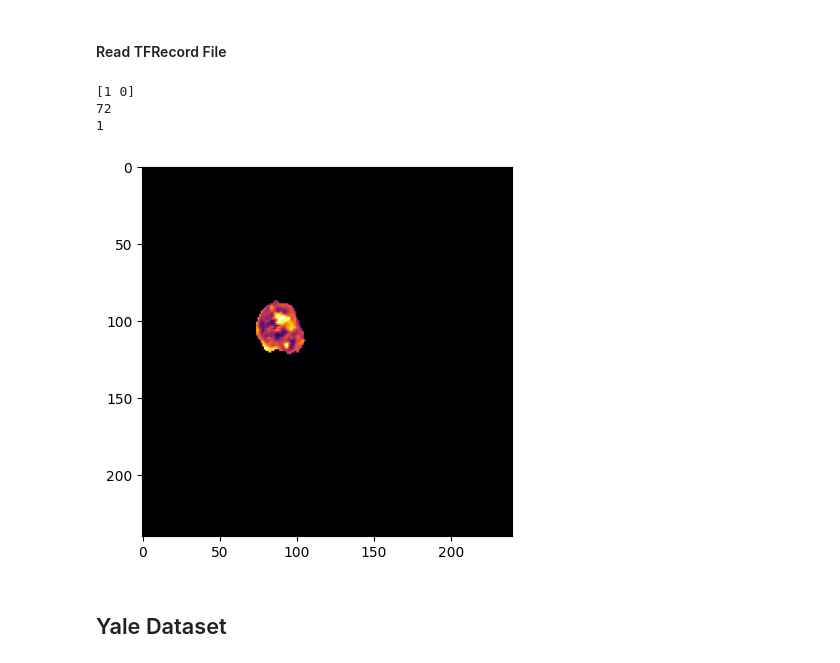
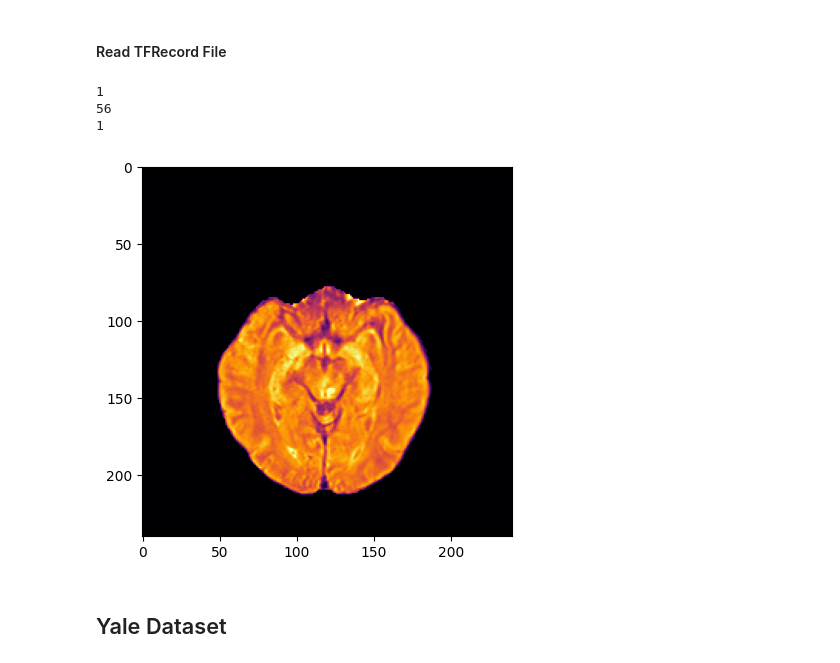
Before and after one commit to LennartPhil/Brain_Mets_Classification, a Jupyter notebook: notebooks/AI/data_preparation.ipynb, the cells around one changed output. Drawn from its saved outputs; the diff is of its cells as text; code cells hidden in the pictures.

```diff
--- a/notebooks/AI/data_preparation.ipynb
+++ b/notebooks/AI/data_preparation.ipynb
@@ -164,7 +164,7 @@ np.random.seed(42)
 # %%
 #path_to_patients_tsv = Path("/Volumes/BrainMets/Rgb_Brain_Mets/brain_mets_classification/rawdata/participants.tsv")
 #path_to_patients_tsv = Path("/Users/LennartPhilipp/Desktop/Uni/Prowiss/Dateien/dataset_patients_05_24.tsv")
-path_to_patients_tsv = Path("/Users/LennartPhilipp/Desktop/Uni/Prowiss/Dateien/participants_01_08_24.tsv")
+path_to_patients_tsv = Path("/Users/LennartPhilipp/Desktop/Uni/Prowiss/Dateien/participants_04_09_24.tsv")
 
 # old: path_to_preprocessed_images = Path("/Volumes/BrainMets/Rgb_Brain_Mets/brain_mets_classification/derivatives/preprocessed_brainlesion_allpatients")
 # path_to_preprocessed_images = Path("/Volumes/BrainMets/Rgb_Brain_Mets/brain_mets_classification/derivatives/preprocessed_brainlesion_allpatients")
@@ -1488,45 +1534,45 @@ found 11 leasion(s) in patient sub-01879950
 # %% [markdown]
 #### Read TFRecord File
 # %%
-path_to_testing_tfr = "/Users/LennartPhilipp/Desktop/Uni/Prowiss/Datensatz_RGB/test_regensburg_slices_tfrecords/all_pats_single/sub-01732889/sub-01732889_0.tfrecord"
+path_to_testing_tfr = "/Users/LennartPhilipp/Desktop/Uni/Prowiss/Datensatz_RGB/regensburg_slices_tfrecords/all_pats_single_slice_gray/sub-02095303/sub-02095303_0.tfrecord"
 
 num_images = 4
 
 feature_description = {
     "image": tf.io.FixedLenFeature([240, 240, num_images], tf.float32),
-    "sex": tf.io.FixedLenFeature([2], tf.int64, default_value=[0,0]),
+    "sex": tf.io.FixedLenFeature([], tf.int64, default_value=[0]),
     "age": tf.io.FixedLenFeature([], tf.int64, default_value=0),
     "primary": tf.io.FixedLenFeature([], tf.int64, default_value=0),
 }
 
 def parse(serialize_patient):
     example = tf.io.parse_single_example(serialize_patient, feature_description)
     # input = [example["image"], example["sex"], example["age"]]
     # label = example["primary"]
     image = example["image"]
     image = tf.reshape(image, [240, 240, num_images]) #[149, 185, 155, 4] = old size
 
     return image, example["sex"], example["age"], example["primary"]
 
 dataset = tf.data.TFRecordDataset([path_to_testing_tfr], compression_type="GZIP")
 parsed_dataset = dataset.map(parse)
 
 test_image = parsed_dataset.take(1)
 for image, sex, age, primary in test_image:
     print(sex.numpy())
     print(age.numpy())
     print(primary.numpy())
     numpy_image = image.numpy()
     plt.imshow(numpy_image[:,:,3], cmap = "inferno")
 
 # sex
 # m = 1, 0
 # f = 0, 1
 # %% [output]
-[1 0]
-72
 1
+56
+1
-[figure, old version]
+[figure, new version]
 # %% [markdown]
 ## Yale Dataset
 # %%
```
Also changed, not shown: parts of 10 cells of this notebook.
